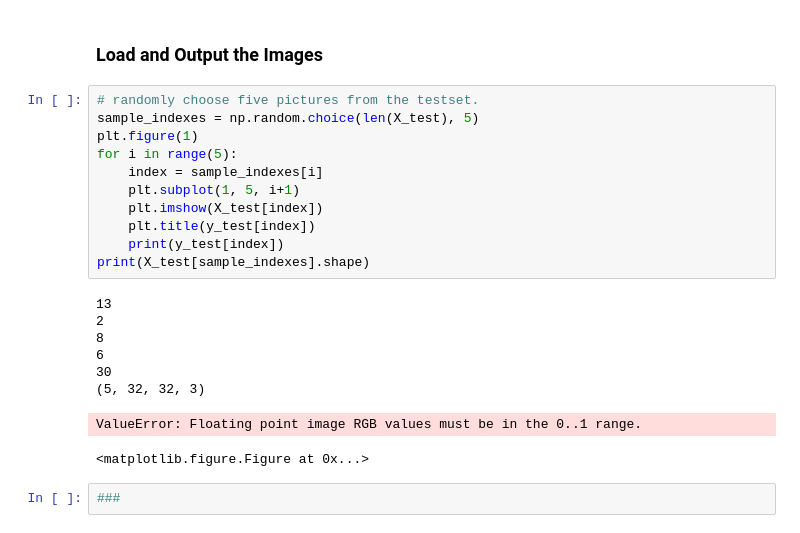
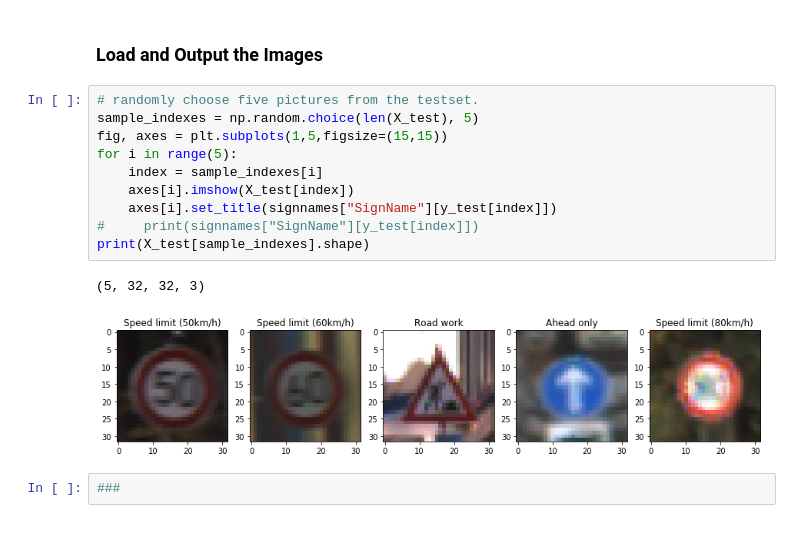
Before and after one commit to nqiao/Traffic-Sign-Classifier, a Jupyter notebook: Traffic_Sign_Classifier.ipynb, the cells around one changed output. Saved outputs shown, nothing was run; the diff lists cells and outputs as text.

```diff
--- a/Traffic_Sign_Classifier.ipynb
+++ b/Traffic_Sign_Classifier.ipynb
@@ -388,23 +416,16 @@ You may find `signnames.csv` useful as it contains mappings from the class id (i
 # %%
 # randomly choose five pictures from the testset.
 sample_indexes = np.random.choice(len(X_test), 5)
-plt.figure(1)
+fig, axes = plt.subplots(1,5,figsize=(15,15))
 for i in range(5):
     index = sample_indexes[i]
-    plt.subplot(1, 5, i+1)
-    plt.imshow(X_test[index])
-    plt.title(y_test[index])
-    print(y_test[index])
+    axes[i].imshow(X_test[index])
+    axes[i].set_title(signnames["SignName"][y_test[index]])
+#     print(signnames["SignName"][y_test[index]])
 print(X_test[sample_indexes].shape)
 # %% [output]
-13
-2
-8
-6
-30
 (5, 32, 32, 3)
-ValueError: Floating point image RGB values must be in the 0..1 range.
-<matplotlib.figure.Figure at 0x...>
+[figure, added]
 # %%
 ###
 # %% [markdown]
```
Also changed, not shown: parts of 11 cells of this notebook.
